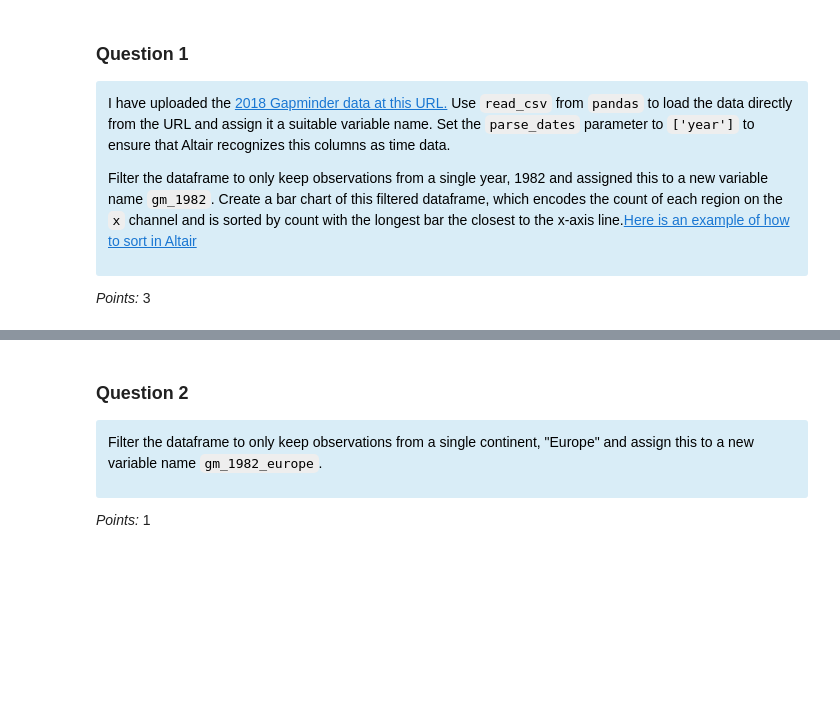
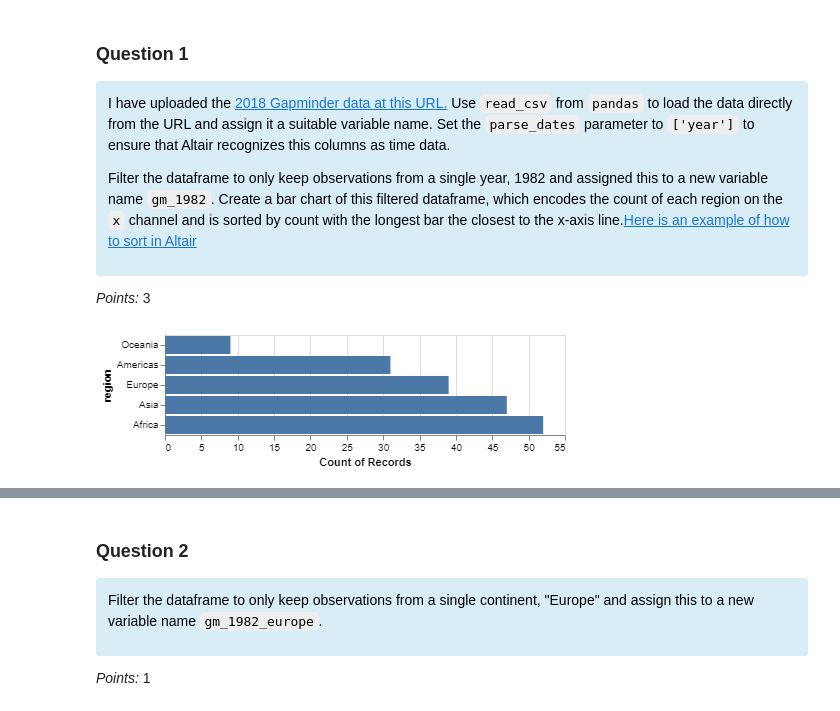
Before and after one commit to tonyliang19/Course_notes_2023Spring, a Jupyter notebook: dsci320/week3/lab2.ipynb, the cells around one changed output, grey strips where cells are left out. Saved outputs shown, nothing was run; the diff lists cells and outputs as text; code cells hidden in the pictures; blank space fills up the shorter version.

```diff
--- a/dsci320/week3/lab2.ipynb
+++ b/dsci320/week3/lab2.ipynb
@@ -68,17 +70,21 @@ _Points:_ 3
 # %%
 import pandas as pd
 
 
 url = 'https://raw.githubusercontent.com/UofTCoders/workshops-dc-py/master/data/processed/world-data-gapminder.csv'
 # Read in the data using pandas
-gm = ...
+gm = pd.read_csv(url, parse_dates=['year'])
 
 # Only keep data from the year 1982
-gm_1982 = ...
+gm_1982 = gm.query('year == 1982')
 
-bar_num_countries = ...
+bar_num_countries = alt.Chart(gm_1982).mark_bar().encode(
+    x=alt.X("count(region)"),
+    y=alt.Y("region", sort="x")
 
-# Show the chart
+)
 bar_num_countries
+# %% [output]
+[figure, added]
 # %%
 grader.check("q1")
```
Also changed, not shown: parts of 14 cells of this notebook, 1 other file.
